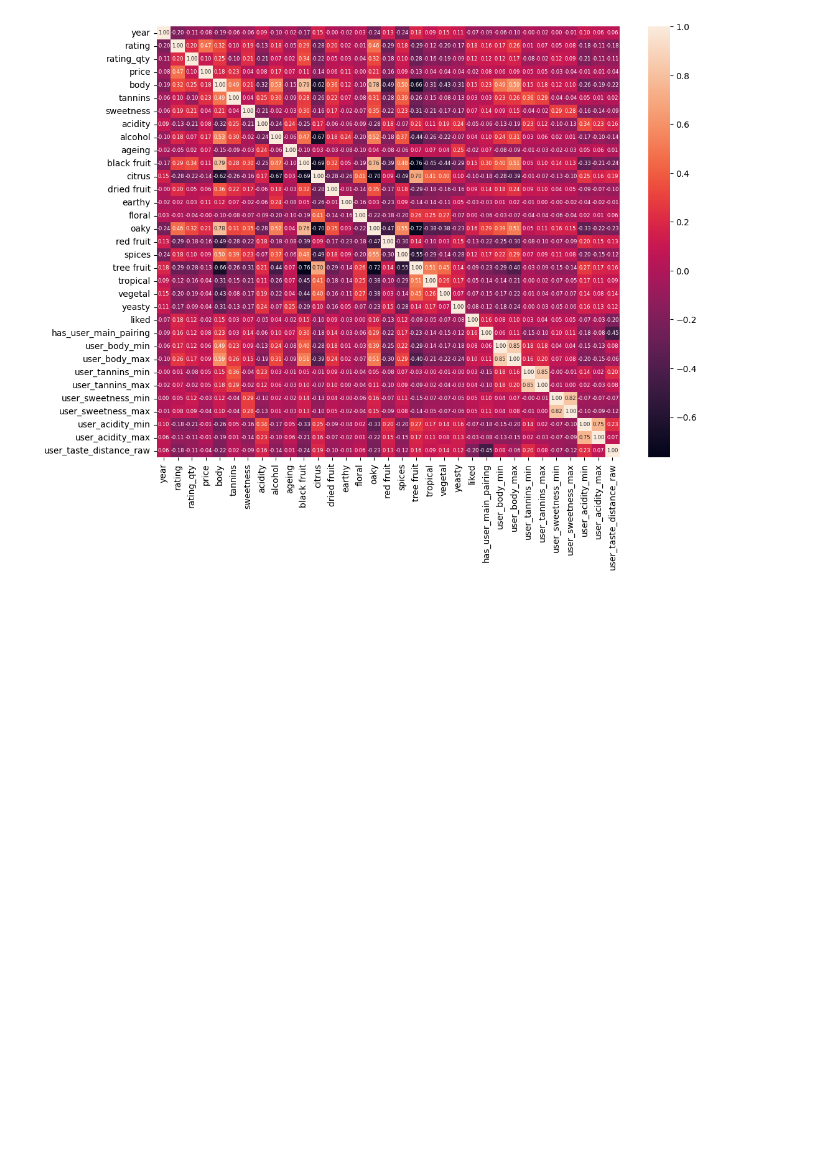
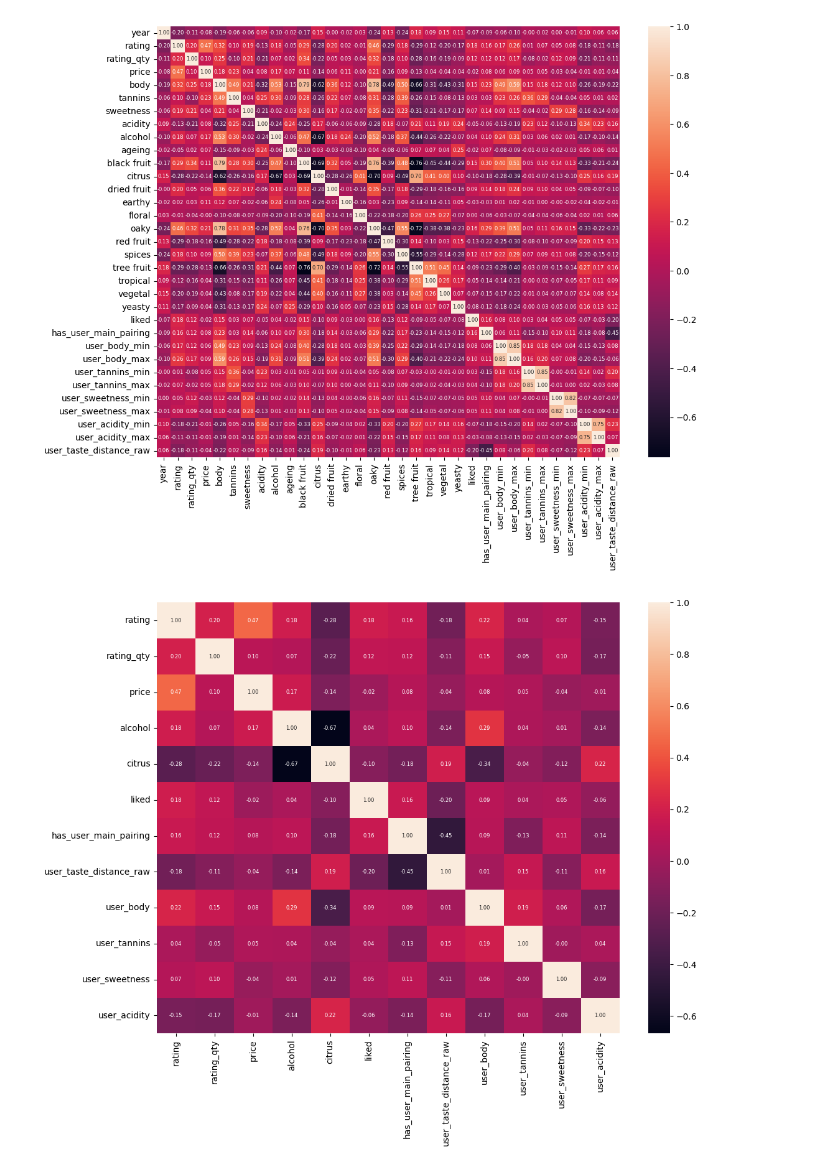
Before and after one commit to Tino27Gut/WineRecommendation, a Jupyter notebook: src/models/random_forest_draft_v2.ipynb, the cells around one changed output. Drawn from its saved outputs; the diff is of its cells as text; code cells hidden in the pictures; blank space fills up the shorter version.

```diff
--- a/src/models/random_forest_draft_v2.ipynb
+++ b/src/models/random_forest_draft_v2.ipynb
@@ -608,2 +547,21 @@ plt.show()
 # %% [output]
 [figure]
+# %%
+no_collinear_df = model_df_nocat.copy()
+no_collinear_df["user_body"] = no_collinear_df[["user_body_max", "user_body_min"]].mean(axis=1)
+no_collinear_df["user_tannins"] = no_collinear_df[["user_tannins_max", "user_tannins_min"]].mean(axis=1)
+no_collinear_df["user_sweetness"] = no_collinear_df[["user_sweetness_max", "user_sweetness_min"]].mean(axis=1)
+no_collinear_df["user_acidity"] = no_collinear_df[["user_acidity_max", "user_acidity_min"]].mean(axis=1)
+no_collinear_df = no_collinear_df.drop(columns=[
+    "user_body_max", "user_body_min", "user_tannins_max", "user_tannins_min",
+    "user_sweetness_max", "user_sweetness_min", "user_acidity_max", "user_acidity_min",
+    "body", "tannins", "sweetness", "acidity", 'red fruit', 'spices', 'year', 'floral',
+    'tropical', 'earthy', 'dried fruit', 'yeasty', 'ageing', 'vegetal', 'tree fruit', 'oaky', "black fruit"
+])
+
+corr_mtx_nocol = no_collinear_df.corr()
+plt.figure(figsize=(12,9))
+sns.heatmap(corr_mtx_nocol, annot=True, fmt=".2f", annot_kws={"fontsize": 6})
+plt.show()
+# %% [output]
+[figure, added]
```
Also changed, not shown: parts of 17 cells of this notebook, 3 other files.
